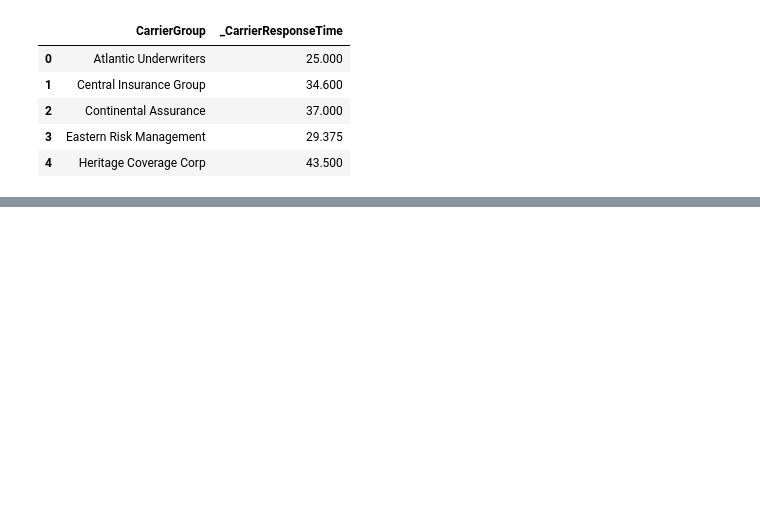
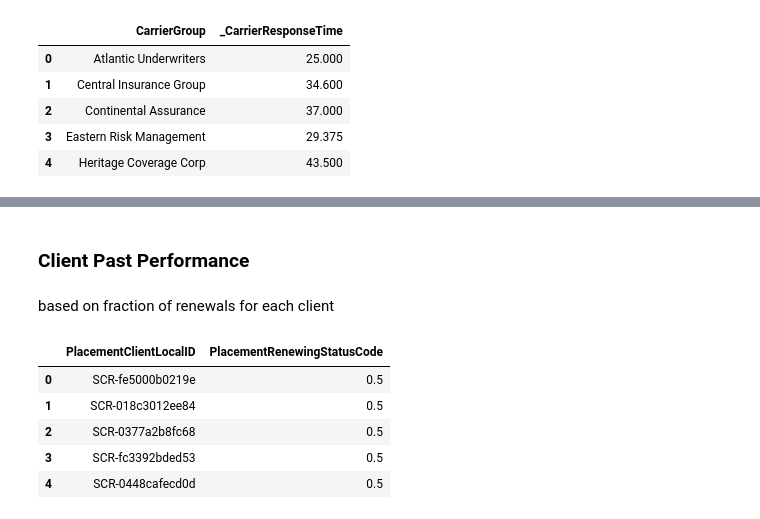
Before and after one commit to TejMeruva/ApexRenew, a Jupyter notebook: _dataAnalysis.ipynb, the cells around one changed output, grey strips where cells are left out. Saved outputs shown, nothing was run; the diff lists cells and outputs as text; code cells hidden in the pictures; blank space fills up the shorter version.

```diff
--- a/_dataAnalysis.ipynb
+++ b/_dataAnalysis.ipynb
@@ -354,0 +226,20 @@ data.head()
+# %% [markdown]
+### Client Past Performance
+# %% [markdown]
+based on fraction of renewals for each client
+# %%
+def fracRenewed(group):
+    x = group[group == 'RENEWAL_STATUS_FULLY_RENEWED'].size
+    y = group.size
+    return x/(x+y)
+
+fracPlacementsRenewedByClient = data.groupby(['PlacementClientLocalID'])['PlacementRenewingStatusCode'].agg(fracRenewed).sort_values(ascending=False).reset_index()
+fracPlacementsRenewedByClient = fracPlacementsRenewedByClient.rename({'PlacementRenewingStatusCode':'FracPlacementsRenewed'})
+fracPlacementsRenewedByClient.head(5)
+# %% [output]
+|  | PlacementClientLocalID | PlacementRenewingStatusCode |
+| 0 | SCR-fe5000b0219e | 0.5 |
+| 1 | SCR-018c3012ee84 | 0.5 |
+| 2 | SCR-0377a2b8fc68 | 0.5 |
+| 3 | SCR-fc3392bded53 | 0.5 |
+| 4 | SCR-0448cafecd0d | 0.5 |
```
Also changed, not shown: parts of 15 cells of this notebook, 2 other files.
